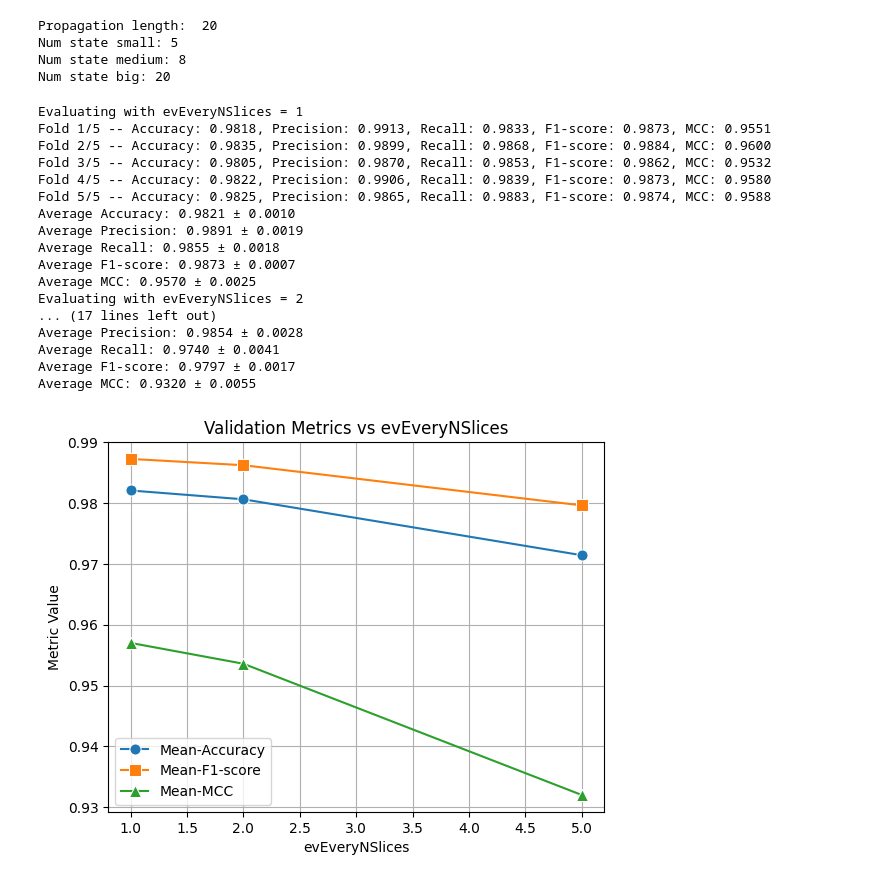
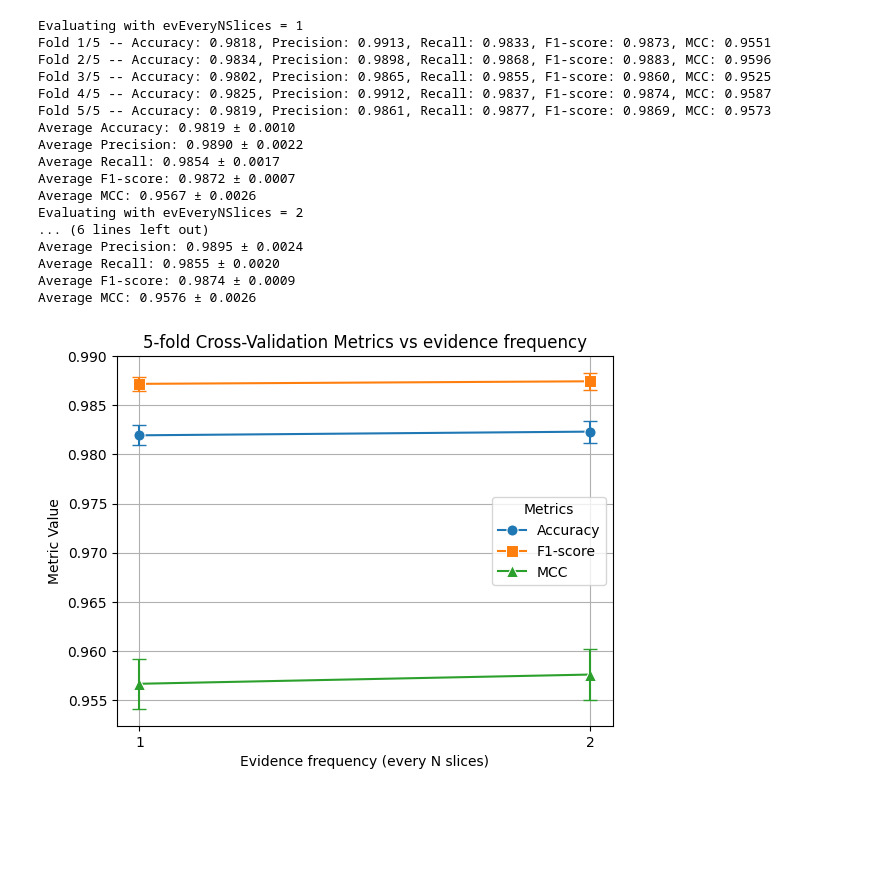
Before and after one commit to Dosclic98/dbn-sim-learning, a Jupyter notebook: validator_playground.ipynb, the cells around one changed output. Saved outputs shown, nothing was run; the diff lists cells and outputs as text; code cells hidden in the pictures; blank space fills up the shorter version.

Commit message:
Updated validator (plotting)

```diff
--- a/validator_playground.ipynb
+++ b/validator_playground.ipynb
@@ -15,7 +15,10 @@ targetNodes = ["tomcatWebServer_bruteForce", "DMZ_scanIP", "historian_scanVuln",
 fixedNodes = ["historianServer_remoteShellAND", "MMSclient1_AND52", "MMSserver1_NodeAND23", "historianServer_NodeOR1"]
 numSlices = 100
 
-algoTypeExact = False
+algoTypeExact = True
+
+ext_ev_every_n_slices = [1,2,5,10]
+numFolds = 5
 # %%
 net = pysmile.Network()
 net.read_file(fileName)
@@ -34,11 +37,6 @@ if not algoTypeExact:
     print("Num state big:", episParams.num_state_big)
 else:
     net.set_bayesian_algorithm(pysmile.BayesianAlgorithmType.LAURITZEN)
-# %% [output]
-Propagation length:  20
-Num state small: 5
-Num state medium: 8
-Num state big: 20
 # %%
 def plotDefinitions(net: pysmile.Network):
     nodeHandles = net.get_all_nodes()
@@ -49,9 +47,6 @@ def plotDefinitions(net: pysmile.Network):
         print(f"Node ID: {nodeId}, Definition: {nodeDef}, Outcomes: {nodeOutcomes}")
 # %%
 from validator import Validator
-
-ext_ev_every_n_slices = [1,2,5]
-numFolds = 5
 
 validator: Validator = Validator(net, dataFileName, fixedNodes)
 for targetNode in targetNodes:
@@ -64,37 +59,46 @@ for ev_every_n_slices in ext_ev_every_n_slices:
     results_df = validator.kFold(nFolds=numFolds)
     results_df.to_csv(f"results/{numFolds}_folds-evEveryNSlices_{ev_every_n_slices}.csv", index=False)
     full_results_df = pd.concat([full_results_df, results_df], ignore_index=True)
+full_results_df.to_csv(f"results/{numFolds}_folds-full_results.csv", index=False)
 # %% [output]
 Evaluating with evEveryNSlices = 1
 Fold 1/5 -- Accuracy: 0.9818, Precision: 0.9913, Recall: 0.9833, F1-score: 0.9873, MCC: 0.9551
-Fold 2/5 -- Accuracy: 0.9835, Precision: 0.9899, Recall: 0.9868, F1-score: 0.9884, MCC: 0.9600
-Fold 3/5 -- Accuracy: 0.9805, Precision: 0.9870, Recall: 0.9853, F1-score: 0.9862, MCC: 0.9532
-Fold 4/5 -- Accuracy: 0.9822, Precision: 0.9906, Recall: 0.9839, F1-score: 0.9873, MCC: 0.9580
-Fold 5/5 -- Accuracy: 0.9825, Precision: 0.9865, Recall: 0.9883, F1-score: 0.9874, MCC: 0.9588
-Average Accuracy: 0.9821 ± 0.0010
-Average Precision: 0.9891 ± 0.0019
-Average Recall: 0.9855 ± 0.0018
-Average F1-score: 0.9873 ± 0.0007
-Average MCC: 0.9570 ± 0.0025
+Fold 2/5 -- Accuracy: 0.9834, Precision: 0.9898, Recall: 0.9868, F1-score: 0.9883, MCC: 0.9596
+Fold 3/5 -- Accuracy: 0.9802, Precision: 0.9865, Recall: 0.9855, F1-score: 0.9860, MCC: 0.9525
+Fold 4/5 -- Accuracy: 0.9825, Precision: 0.9912, Recall: 0.9837, F1-score: 0.9874, MCC: 0.9587
+Fold 5/5 -- Accuracy: 0.9819, Precision: 0.9861, Recall: 0.9877, F1-score: 0.9869, MCC: 0.9573
+Average Accuracy: 0.9819 ± 0.0010
+Average Precision: 0.9890 ± 0.0022
+Average Recall: 0.9854 ± 0.0017
+Average F1-score: 0.9872 ± 0.0007
+Average MCC: 0.9567 ± 0.0026
 Evaluating with evEveryNSlices = 2
-... (17 lines left out)
-Average Precision: 0.9854 ± 0.0028
-Average Recall: 0.9740 ± 0.0041
-Average F1-score: 0.9797 ± 0.0017
-Average MCC: 0.9320 ± 0.0055
+... (6 lines left out)
+Average Precision: 0.9895 ± 0.0024
+Average Recall: 0.9855 ± 0.0020
+Average F1-score: 0.9874 ± 0.0009
+Average MCC: 0.9576 ± 0.0026
+# %%
+# Load full results from CSV if needed
+full_results_df = pd.read_csv(f"results/{numFolds}_folds-full_results.csv")
 # %%
 # Plot the full results using a line plot (one line per metric with error bars)
-metrics = ['Mean-Accuracy', 'Mean-F1-score', 'Mean-MCC']
-metricsStd = [f'Std-{metric.split("-")[1]}' for metric in metrics]
+metrics = ['Accuracy', 'F1-score', 'MCC']
+metricsStd = [f'Std-Accuracy', f'Std-F1-score', f'Std-MCC']
 markers = ['o', 's', '^']  # circle, square, triangle
 for metric, metricStd, marker in zip(metrics, metricsStd, markers):
+    ax = plt.gca()
     # Set a different marker for each metric
     sns.lineplot(data=full_results_df, x='evEveryN', y=metric, marker=marker, label=metric, markersize=8)
-plt.title('Validation Metrics vs evEveryNSlices')
-plt.xlabel('evEveryNSlices')
+    color = ax.lines[-1].get_color()
+    # Add error bars
+    plt.errorbar(full_results_df['evEveryN'], full_results_df[metric], yerr=full_results_df[metricStd], fmt='none', capsize=5, ecolor=color, color=color)
+plt.title(f'{numFolds}-fold Cross-Validation Metrics vs evidence frequency'.format(numFolds))
+plt.xlabel('Evidence frequency (every N slices)')
 plt.ylabel('Metric Value')
-plt.legend()
+plt.legend(title='Metrics')
 plt.grid(True)
+plt.xticks(ext_ev_every_n_slices)
 plt.savefig('plots/validation_metrics_vs_evEveryNSlices.png')
 # %% [output]
-[figure, old version]
+[figure, new version]
```
Also changed, not shown: 2 other files.
